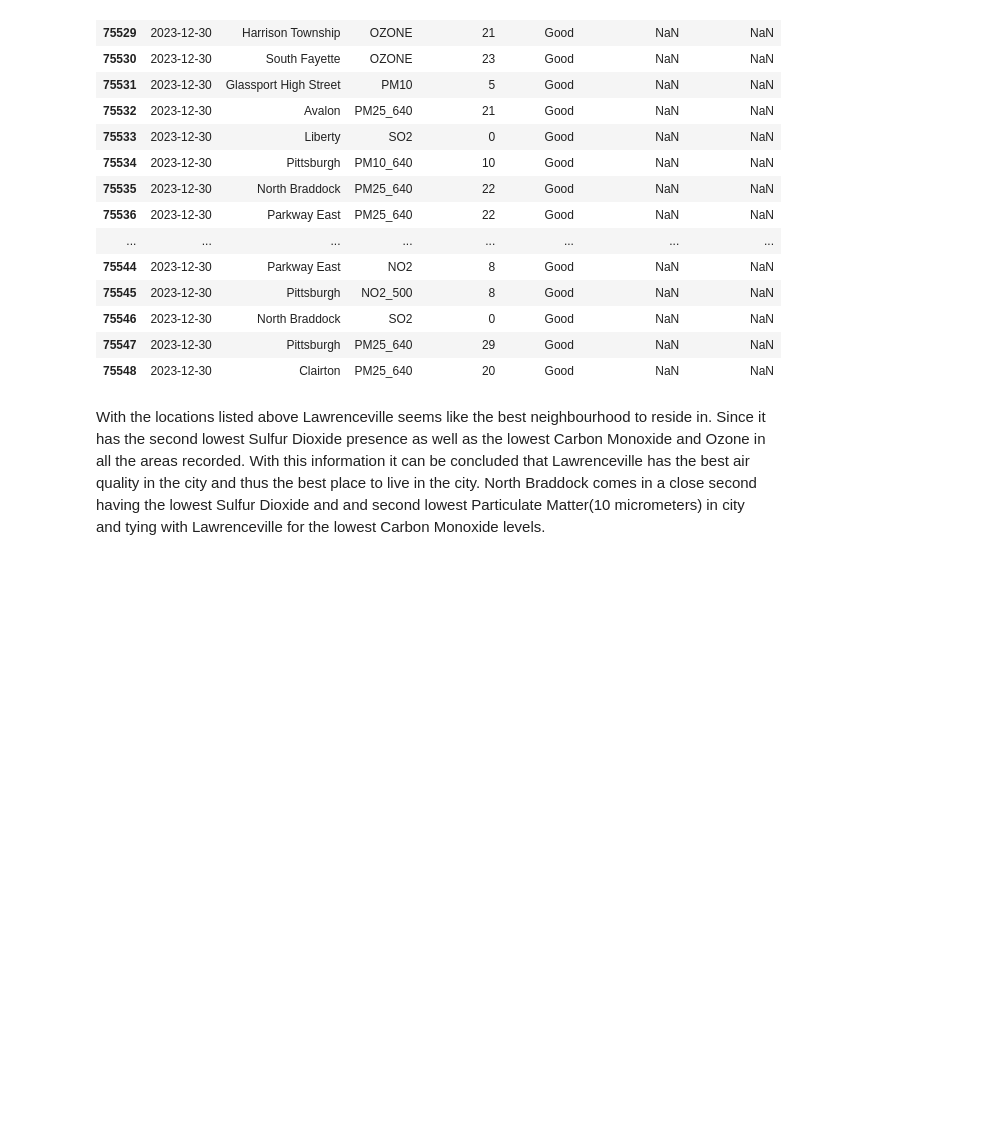
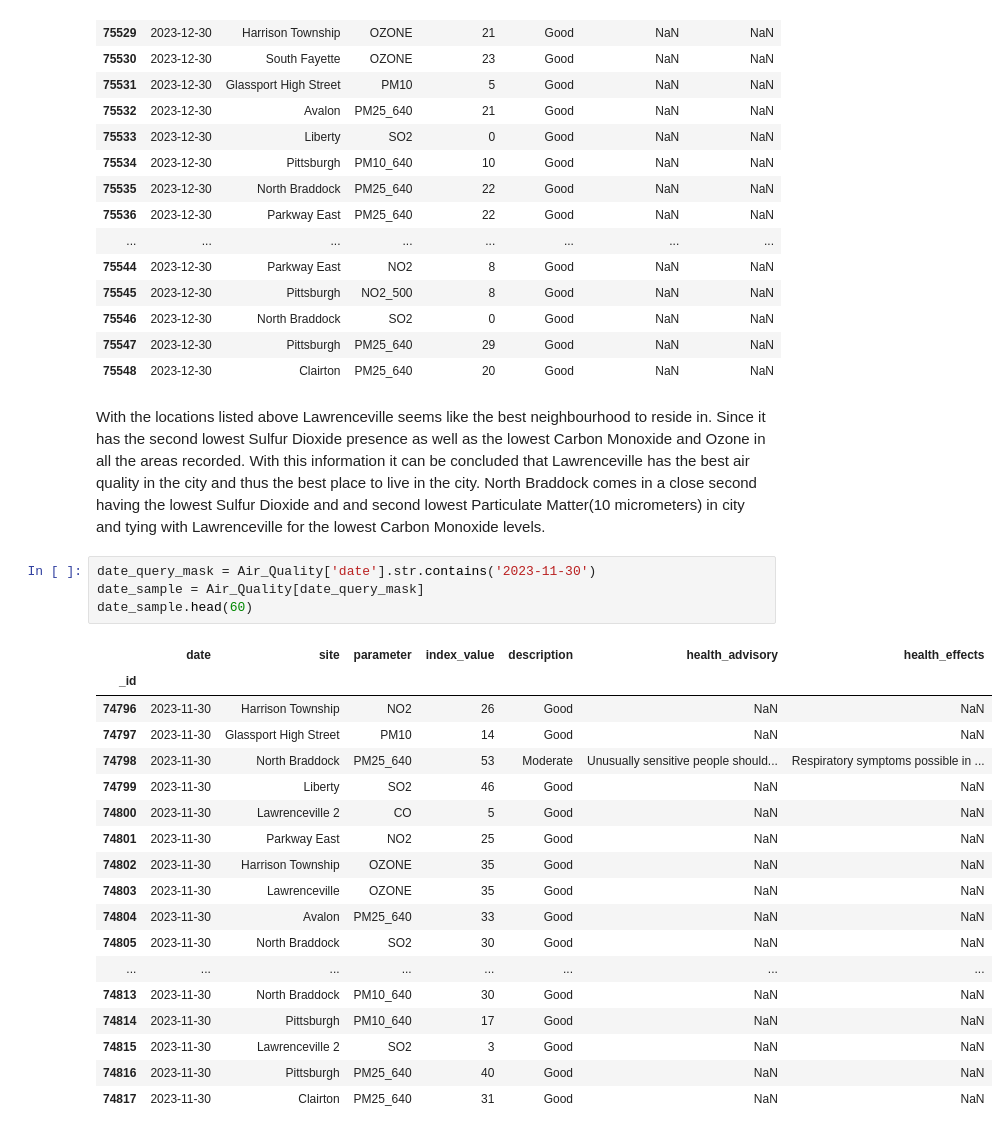
Before and after one commit to FemiG/CMPINF-Final-Project, a Jupyter notebook: Femi-Air-Quality.ipynb, the cells around one changed output. Saved outputs shown, nothing was run; the diff lists cells and outputs as text; blank space fills up the shorter version.

```diff
--- a/Femi-Air-Quality.ipynb
+++ b/Femi-Air-Quality.ipynb
@@ -85,3 +85,26 @@ date_sample.head(60)
 # %% [markdown]
 With the locations listed above Lawrenceville seems like the best neighbourhood to reside in. Since it has the second lowest Sulfur Dioxide presence as well as the lowest Carbon Monoxide and Ozone in all the areas recorded. With this information it can be concluded that Lawrenceville has the best air quality in the city and thus the best place to live in the city.
 North Braddock comes in a close second having the lowest Sulfur Dioxide and and second lowest Particulate Matter(10 micrometers) in city and tying with Lawrenceville for the lowest Carbon Monoxide levels.
+# %%
+date_query_mask = Air_Quality['date'].str.contains('2023-11-30')
+date_sample = Air_Quality[date_query_mask]
+date_sample.head(60)
+# %% [output]
+|  | date | site | parameter | index_value | description | health_advisory | health_effects |
+| _id |  |  |  |  |  |  |  |
+| 74796 | 2023-11-30 | Harrison Township | NO2 | 26 | Good | NaN | NaN |
+| 74797 | 2023-11-30 | Glassport High Street | PM10 | 14 | Good | NaN | NaN |
+| 74798 | 2023-11-30 | North Braddock | PM25_640 | 53 | Moderate | Unusually sensitive people should... | Respiratory symptoms possible in ... |
+| 74799 | 2023-11-30 | Liberty | SO2 | 46 | Good | NaN | NaN |
+| 74800 | 2023-11-30 | Lawrenceville 2 | CO | 5 | Good | NaN | NaN |
+| 74801 | 2023-11-30 | Parkway East | NO2 | 25 | Good | NaN | NaN |
+| 74802 | 2023-11-30 | Harrison Township | OZONE | 35 | Good | NaN | NaN |
+| 74803 | 2023-11-30 | Lawrenceville | OZONE | 35 | Good | NaN | NaN |
+| 74804 | 2023-11-30 | Avalon | PM25_640 | 33 | Good | NaN | NaN |
+| 74805 | 2023-11-30 | North Braddock | SO2 | 30 | Good | NaN | NaN |
+| ... | ... | ... | ... | ... | ... | ... | ... |
+| 74813 | 2023-11-30 | North Braddock | PM10_640 | 30 | Good | NaN | NaN |
+| 74814 | 2023-11-30 | Pittsburgh | PM10_640 | 17 | Good | NaN | NaN |
+| 74815 | 2023-11-30 | Lawrenceville 2 | SO2 | 3 | Good | NaN | NaN |
+| 74816 | 2023-11-30 | Pittsburgh | PM25_640 | 40 | Good | NaN | NaN |
+| 74817 | 2023-11-30 | Clairton | PM25_640 | 31 | Good | NaN | NaN |
```
Also changed, not shown: parts of 3 cells of this notebook.
